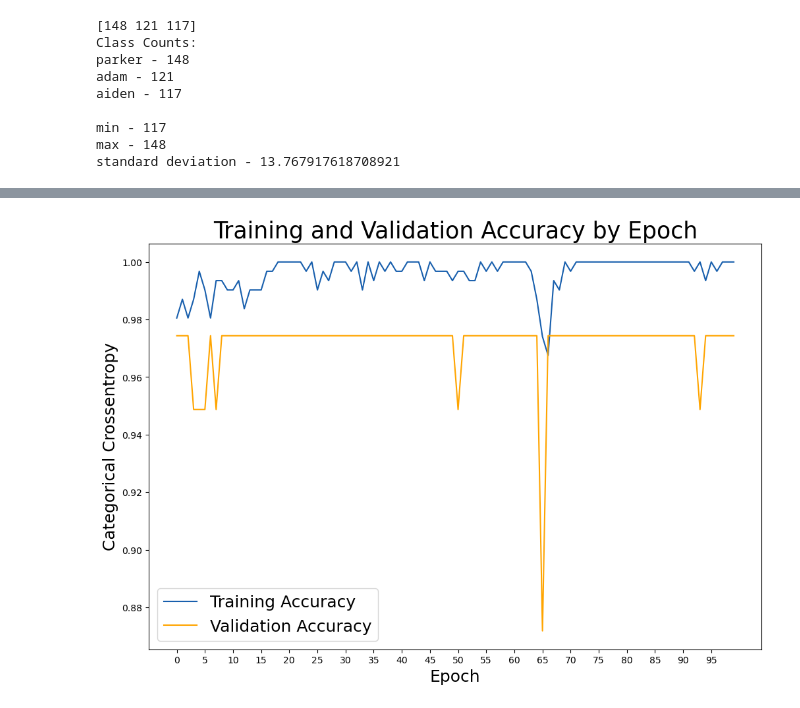
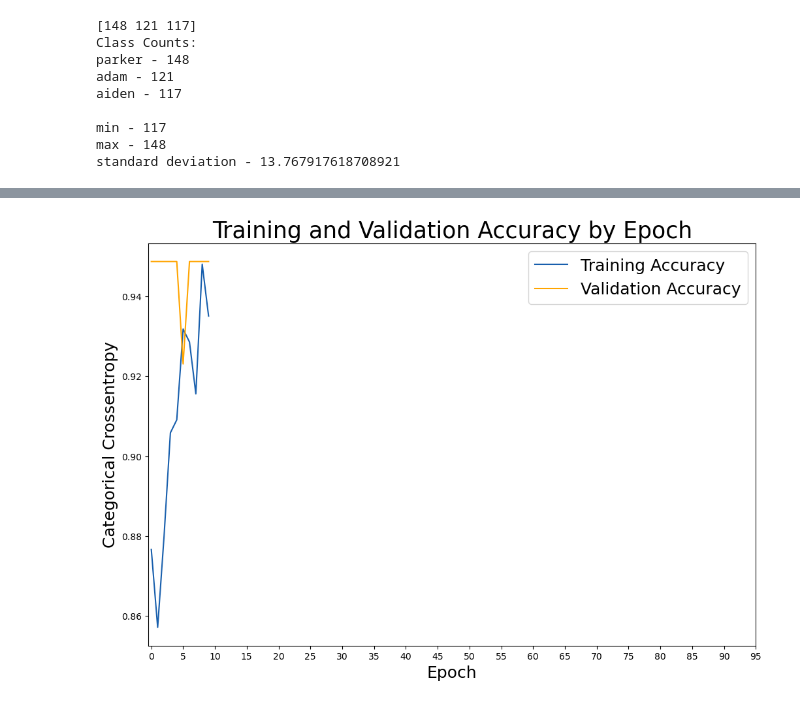
Before and after one commit to parkuman/capstone, a Jupyter notebook: training/train.ipynb, the cells around one changed output, grey strips where cells are left out. Drawn from its saved outputs; the diff is of its cells as text; code cells hidden in the pictures.

Commit message:
adds more audio files and new training

```diff
--- a/training/train.ipynb
+++ b/training/train.ipynb
@@ -209,17 +210,24 @@ standard deviation - 13.767917618708921
 # %%
 print(features_train.shape)
 print(labels_train.shape)
+
+BATCH_SIZE = 32
+EPOCHS = 100
 
 model = tf.keras.Sequential()
 
 model.add(tf.keras.layers.Dense(features_train.shape[1], input_shape=(features_train.shape[1],), activation = "relu"))
 model.add(tf.keras.layers.Dropout(0.1))
 
+model.add(tf.keras.layers.Dense(256, activation = "relu"))
+model.add(tf.keras.layers.Dropout(0.25))
+
 model.add(tf.keras.layers.Dense(128, activation = "relu"))
 model.add(tf.keras.layers.Dropout(0.25))
 
-model.add(tf.keras.layers.Dense(128, activation = "relu"))
+model.add(tf.keras.layers.Dense(64, activation = "relu"))
 model.add(tf.keras.layers.Dropout(0.5))
+
 
 model.add(tf.keras.layers.Dense(num_classes, activation = "softmax"))
 
@@ -257,10 +265,11 @@ estopping = tf.keras.callbacks.EarlyStopping(monitor='val_loss',
                           verbose=2)
 
 
-history = model.fit(features_train, labels_train, batch_size=32, epochs=100,
+history = model.fit(features_train, labels_train, batch_size=BATCH_SIZE, epochs=EPOCHS,
                     validation_data=(features_val, labels_val),
                     callbacks=[
-                      #lr_reduction, estopping
+                      lr_reduction,
+                      estopping
                     ])
 # %% [output]
 Epoch 1/100
@@ -283,23 +292,23 @@ Epoch 100/100
 # %%
 # Check out our train accuracy and validation accuracy over epochs.
 train_accuracy = history.history['accuracy']
 val_accuracy = history.history['val_accuracy']
 
 # Set figure size.
 plt.figure(figsize=(12, 8))
 
 # Generate line plot of training, testing loss over epochs.
 plt.plot(train_accuracy, label='Training Accuracy', color='#185fad')
 plt.plot(val_accuracy, label='Validation Accuracy', color='orange')
 
 # Set title
 plt.title('Training and Validation Accuracy by Epoch', fontsize = 25)
 plt.xlabel('Epoch', fontsize = 18)
 plt.ylabel('Categorical Crossentropy', fontsize = 18)
-plt.xticks(range(0,100,5), range(0,100,5))
+plt.xticks(range(0,EPOCHS,5), range(0,EPOCHS,5))
 
 plt.legend(fontsize = 18);
 # %% [output]
-[figure, old version]
+[figure, new version]
 # %%
 # preds = np.argmax(model.predict(features_test), axis=-1)
```
Also changed, not shown: parts of 5 cells of this notebook, 1 other file.
